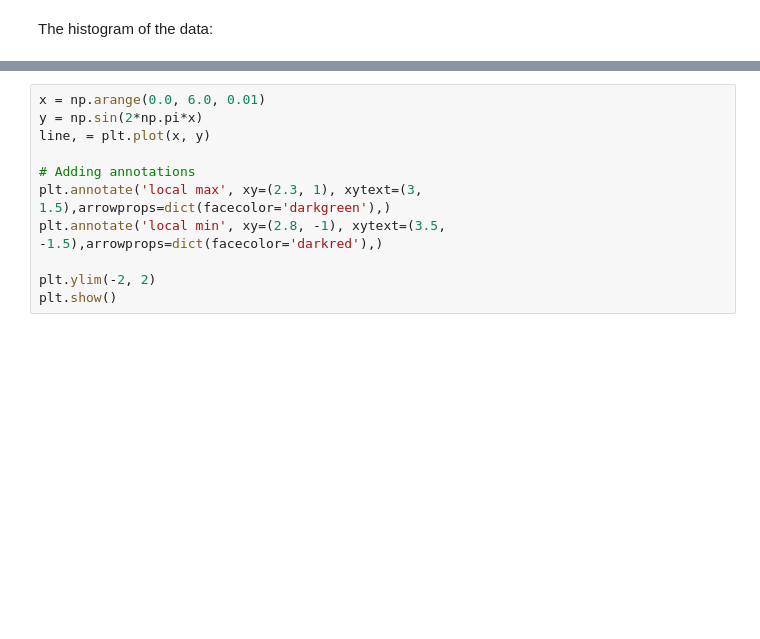
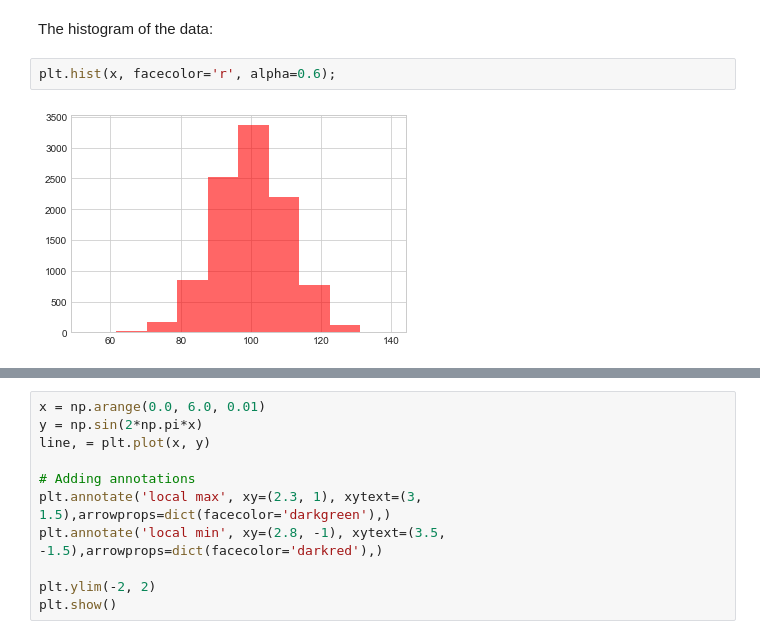
Before and after one commit to Goliath-Research/Introduction-to-Data-Science, a Jupyter notebook: 05-Introduction to Data Visualization/03-Customizing Matplotlib.ipynb, the cells around one changed output, grey strips where cells are left out. Saved outputs shown, nothing was run; the diff lists cells and outputs as text; blank space fills up the shorter version.

```diff
--- a/05-Introduction to Data Visualization/03-Customizing Matplotlib.ipynb
+++ b/05-Introduction to Data Visualization/03-Customizing Matplotlib.ipynb
@@ -112,3 +112,7 @@ mu, sigma = 100, 10
 x = np.random.normal(mu, sigma, 10000)
 # %% [markdown]
 The histogram of the data:
+# %%
+plt.hist(x, facecolor='r', alpha=0.6);
+# %% [output]
+[figure, added]
```
Also changed, not shown: parts of 16 cells of this notebook, 12 other files.
